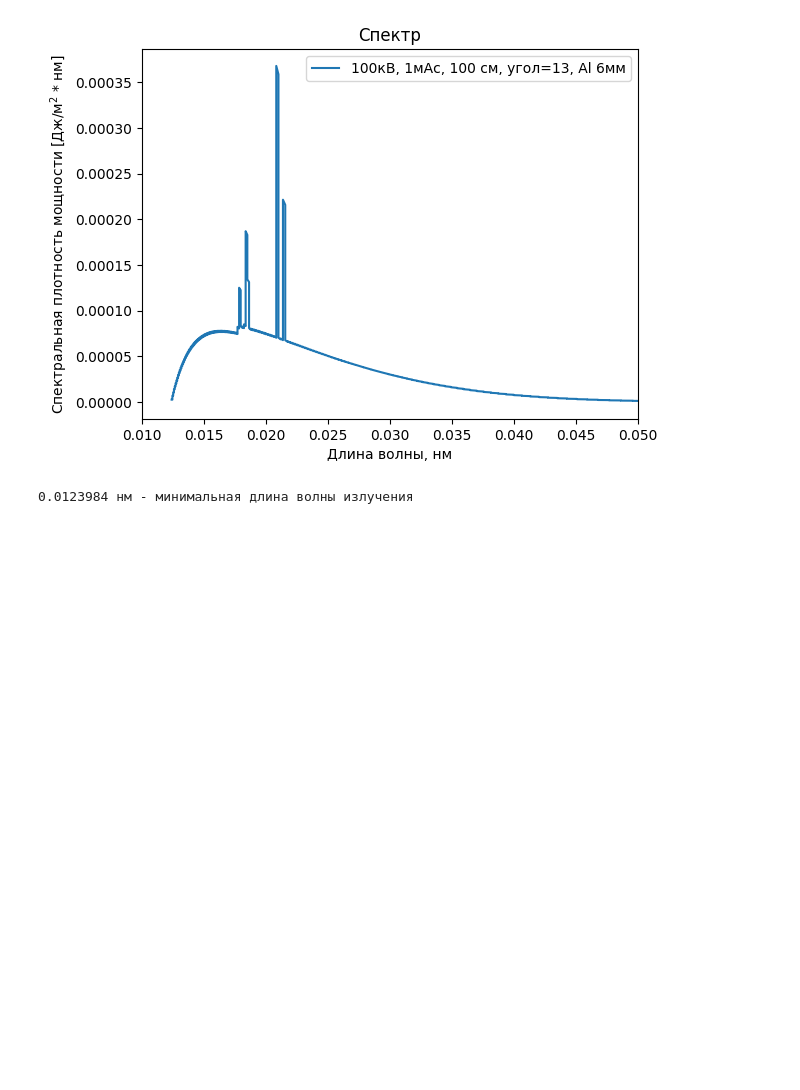
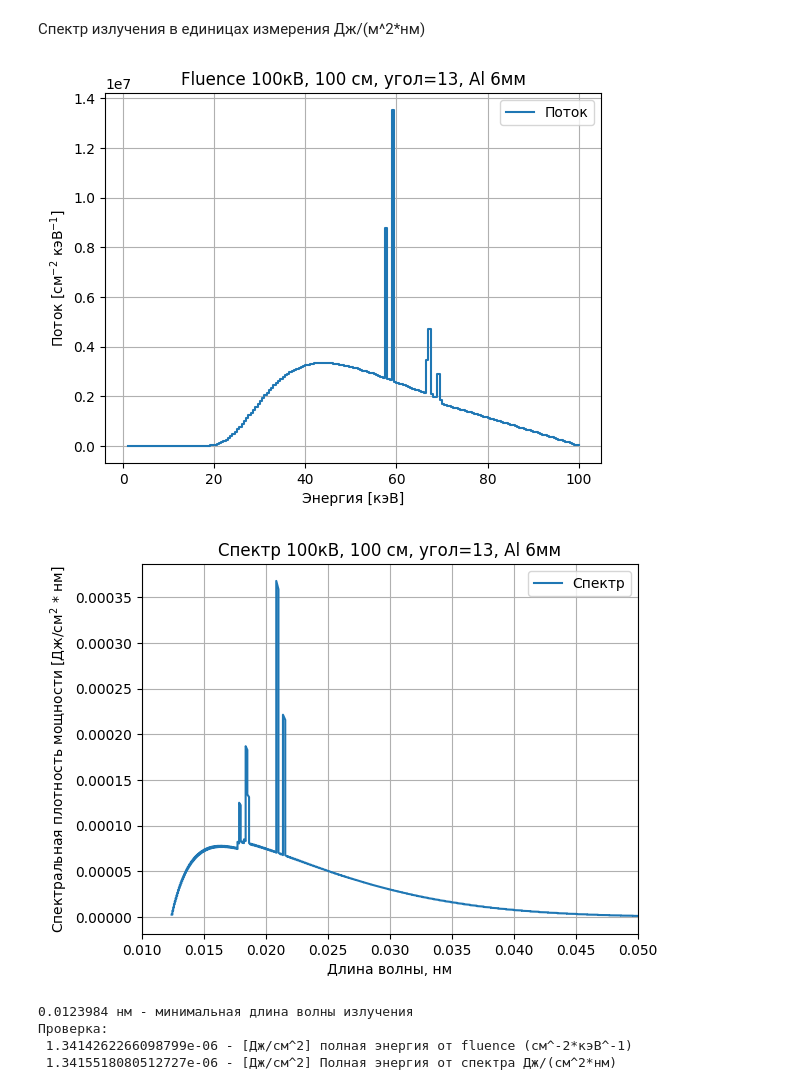
Before and after one commit to integrator942/X_ray_tube, a Jupyter notebook: task.ipynb, the cells around one changed output. Cells and saved outputs as stored; diff of their text form; code cells hidden in the pictures; blank space fills up the shorter version.

```diff
--- a/task.ipynb
+++ b/task.ipynb
@@ -108,28 +117,39 @@ plt.show()
-# %%
-import spekpy as sp
-#Получаем спектр в Дж/(м^2*нм) от нм
-import numpy as np
-#По умолчанию график выводится для 1 мАс, т.е. столько то электронов пролетело, заряд которых 1 мАс. Поэтому энергия в Дж
-#Исходные единицы измерения графика спектра N(E)/(S*E) От E , где E - энергия фотона, S - площадь, N(E) - количество фотонов энергией E)
-pot=100
-s=sp.Spek (kvp=pot, th=13, targ='W', z=100)
-s.filter('Al',6) #Фильтр в миллиметрах
-k, phi_k= s.get_spectrum (edges=True) #k - дискретный массив энергии фотонов E, phi_k  - N(E)/(S*E)
-wavelength = 1.23984/k  # λ(nm)= 1.23984 / E(кэВ), Делаем соответствие длины волны кванта и его энергии
-dE_dlambda = -1.23984 / (wavelength ** 2)  # кэВ/нм, Вычисляем производную dE/dλ для преобразования  N'(λ)dλ=N'(E)dE . Исходим из того,
-#Что площадь под графиком (общая энергия) одинакова. Т.е. интегралы равны.
-photons_per_nm = phi_k * np.abs(dE_dlambda) # Преобразуем из N(E) в N(λ)
-# 1 кэВ = 1.602 × 10⁻¹⁶ Дж  N(λ)*λ*e=энергия E(λ). Т.е. получим массив энергий для каждой длины волны
-power_per_nm_per_m2 = photons_per_nm * k * 1.602e-16  # Дж/(м²·нм), преобразуем в спектральную плотность мощности. Т.е. массив количества фотонов умножаем на массив энергий
-plt.plot(wavelength, power_per_nm_per_m2, label=('100кВ, 1мАс, 100 см, угол=13, Al 6мм'))
-plt.xlabel('Длина волны, нм')
-plt.ylabel('Спектральная плотность мощности [Дж/м$^{2}$ * нм]')
-plt.title('Спектр')
-plt.xlim(0.01,0.05)
-plt.legend()
-plt.show()
-print (min(wavelength), "нм - минимальная длина волны излучения")
-#Почему не Вт? Потому что на входе в этой библиотеке идёт известная порция "энергии" в виде мАс
-# %% [output]
-[figure, removed]
-0.0123984 нм - минимальная длина волны излучения
+# %% [markdown]
+Спектр излучения в единицах измерения Дж/(м^2*нм)
+# %%
+import spekpy as sp
+import numpy as np
+pot=100
+s=sp.Spek (kvp=pot, th=13, targ='W', z=100)
+s.filter('Al',6) #Фильтр в миллиметрах
+k, phi_k= s.get_spectrum (edges=True) #k - дискретный массив энергии E, phi_k  - N(E)/(S*E)
+plt.plot(k, phi_k, label=('Поток'))
+plt.xlabel('Энергия [кэВ]')
+plt.ylabel('Поток [см$^{-2}$ кэВ$^{-1}$]')
+plt.title('Fluence 100кВ, 100 см, угол=13, Al 6мм')
+plt.legend()
+plt.grid()
+plt.show()
+
+wavelength = 1.23984/k  # λ(nm)= 1.23984 / E(кэВ), Делаем соответствие длины волны кванта и его энергии
+energy = (k ** 2) * phi_k * 1.602e-16 #Домножаем 2 раза на вектор энергий, чтобы получить кэВ/см^2. Умножаем на e*10^3 для перехода к Дж
+plt.plot(wavelength, energy/wavelength, label=('Спектр')) #Делим вектор энергий на длину волны
+plt.xlabel('Длина волны, нм')
+plt.ylabel('Спектральная плотность мощности [Дж/cм$^{2}$ * нм]')
+plt.title('Спектр 100кВ, 100 см, угол=13, Al 6мм')
+plt.xlim(0.01,0.05)
+plt.legend()
+plt.grid()
+plt.show()
+print (min(wavelength), "нм - минимальная длина волны излучения")
+#Почему не Вт? Потому что на входе в этой библиотеке идёт известная порция "энергии" в виде мАс
+total_energy1=s.get_eflu()*1.602e-16 #Считаем полную энергию потока
+total_energy2=np.abs(np.trapezoid(energy/wavelength, wavelength, axis = -1)) #Считаем площадь под графиком спектра
+print('Проверка:\n', total_energy1, '- [Дж/cм^2] полная энергия от fluence (cм^-2*кэВ^-1)\n', total_energy2, '- [Дж/cм^2] Полная энергия от спектра Дж/(cм^2*нм)')
+# %% [output]
+[figure, added]
+[figure, added]
+0.0123984 нм - минимальная длина волны излучения
+Проверка:
+ 1.3414262266098799e-06 - [Дж/cм^2] полная энергия от fluence (cм^-2*кэВ^-1)
+ 1.3415518080512727e-06 - [Дж/cм^2] Полная энергия от спектра Дж/(cм^2*нм)
```
Also changed, not shown: parts of 21 cells of this notebook, 1 other file.
